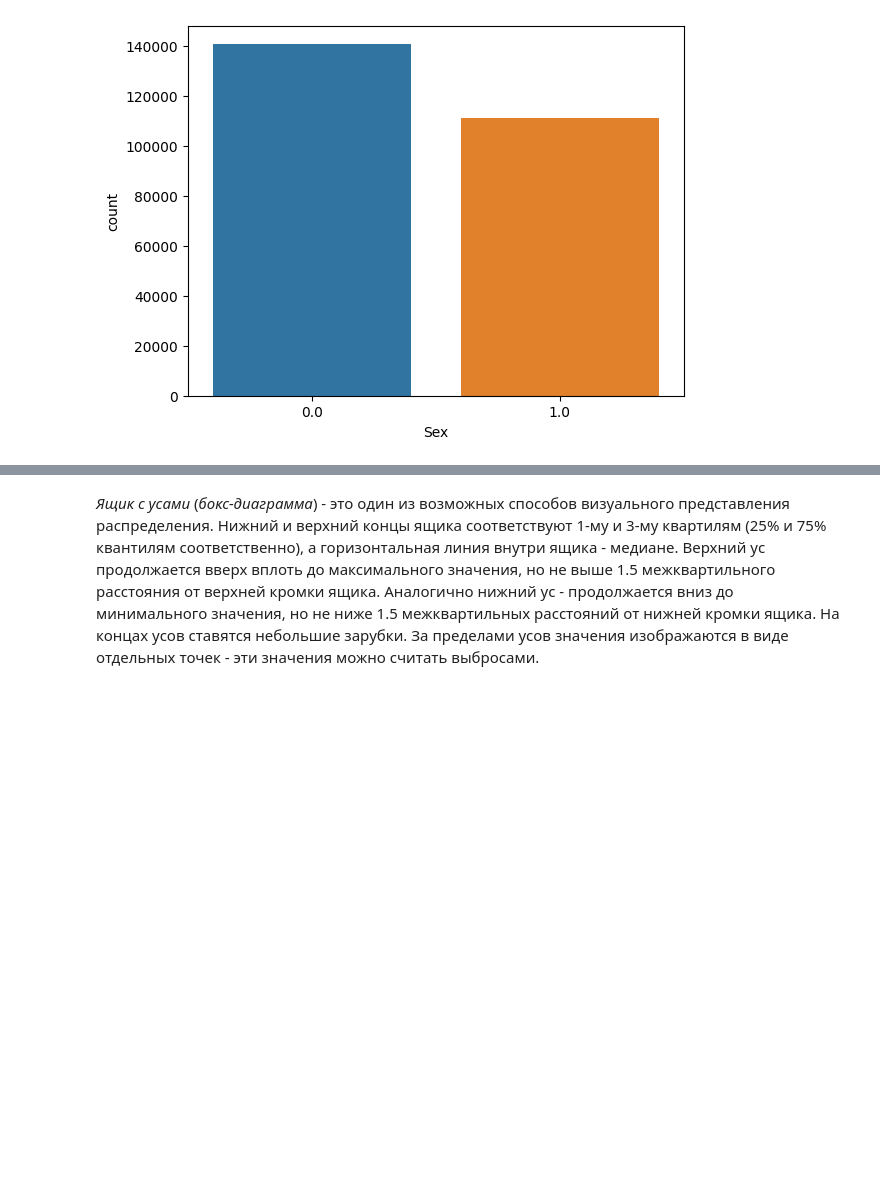
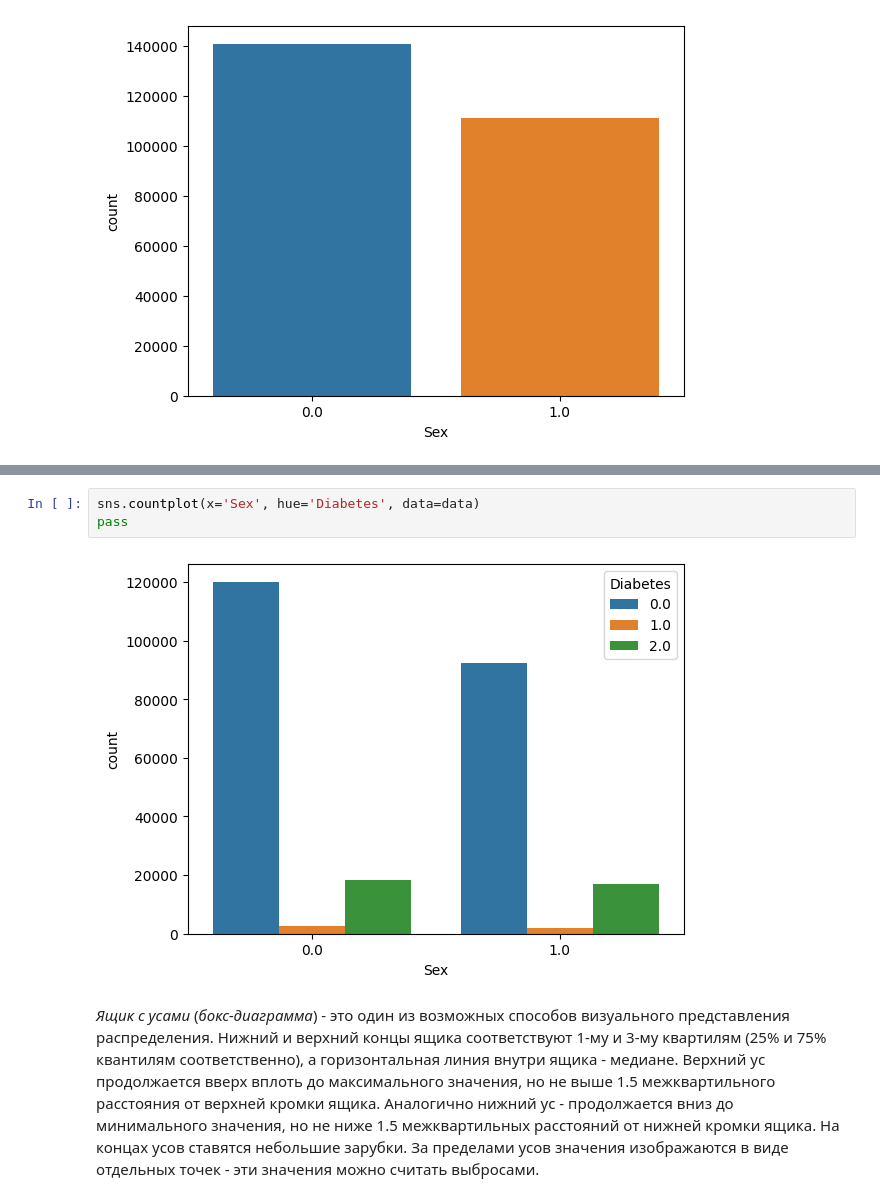
Before and after one commit to EvgenyPinezhanin/ML_2022, a Jupyter notebook: Statistical classification.ipynb, the cells around one changed output, grey strips where cells are left out. Cells and saved outputs as stored; diff of their text form; blank space fills up the shorter version.

```diff
--- a/Statistical classification.ipynb
+++ b/Statistical classification.ipynb
@@ -328,3 +338,8 @@ pass
+# %%
+sns.countplot(x='Sex', hue='Diabetes', data=data)
+pass
+# %% [output]
+[figure, added]
 # %% [markdown]
 *Ящик с усами* (*бокс-диаграмма*) - это один из возможных способов визуального представления распределения. Нижний и верхний концы ящика соответствуют 1-му и 3-му квартилям (25% и 75% квантилям соответственно), а горизонтальная линия внутри ящика - медиане. Верхний ус продолжается вверх вплоть до максимального значения, но не выше 1.5 межквартильного расстояния от верхней кромки ящика. Аналогично нижний ус - продолжается вниз до минимального значения, но не ниже 1.5 межквартильных расстояний от нижней кромки ящика. На концах усов ставятся небольшие зарубки. За пределами усов значения изображаются в виде отдельных точек - эти значения можно считать выбросами.
 # %%
```
Also changed, not shown: parts of 32 cells of this notebook.
